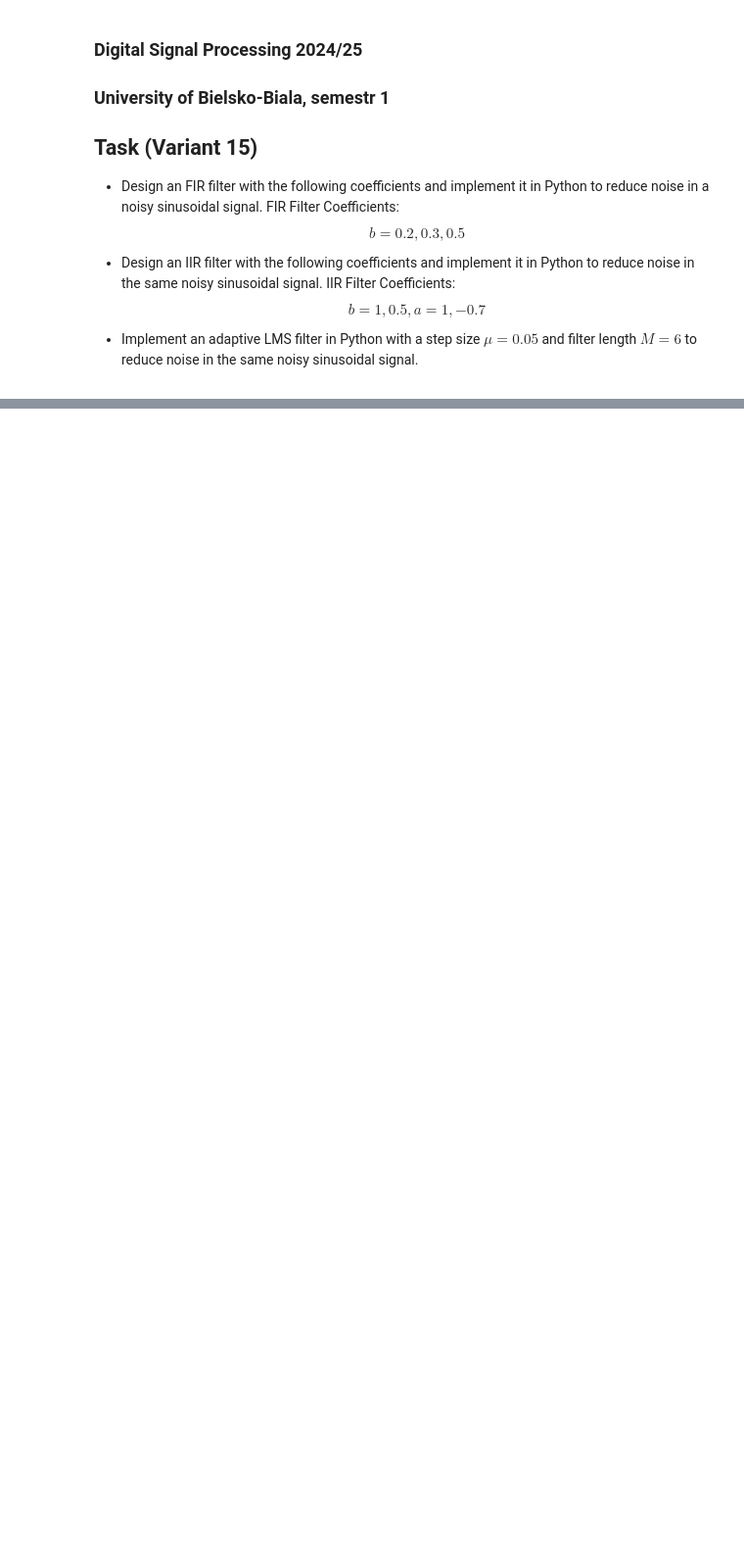
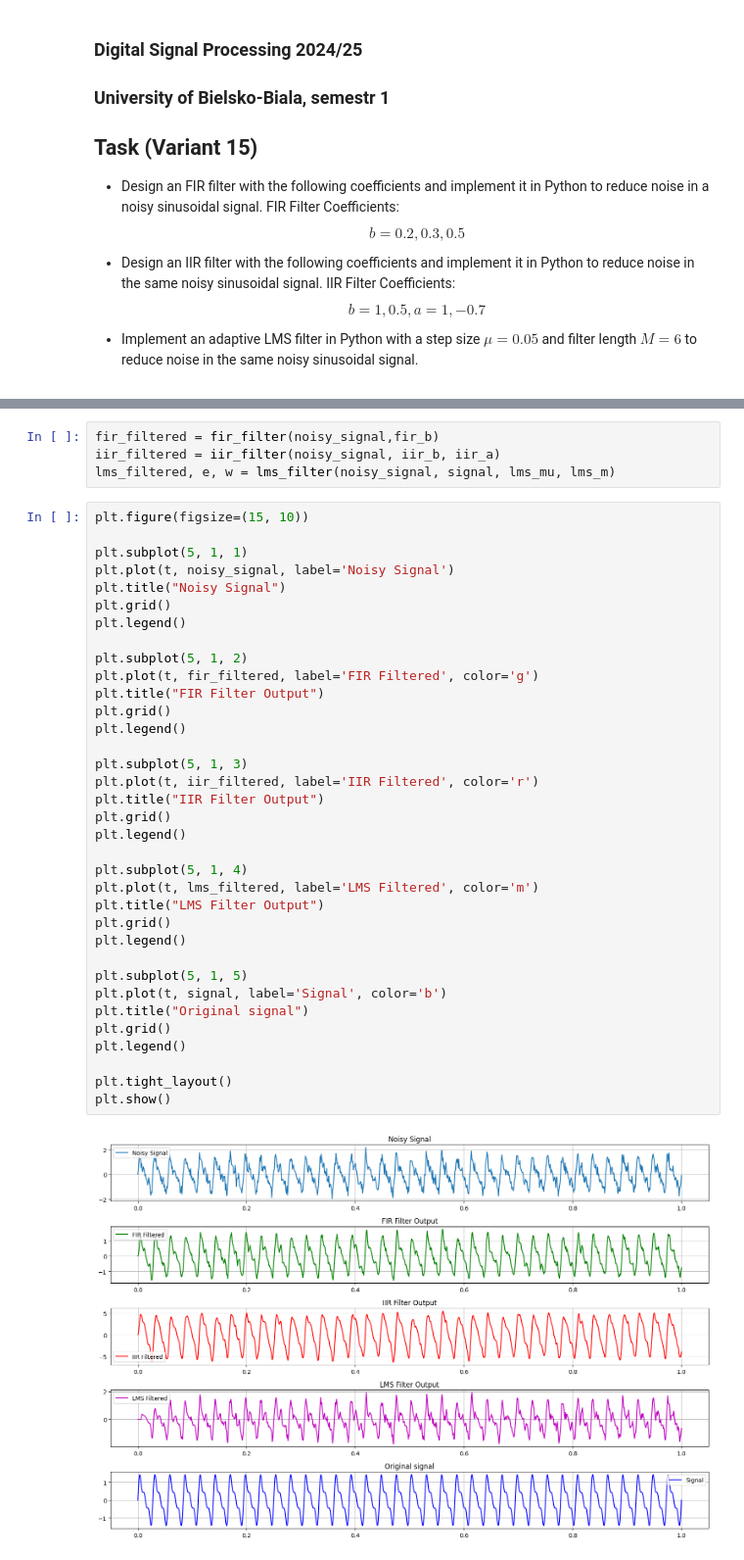
Before and after one commit to TobiaszWojnar/DSP, a Jupyter notebook: lab3/DSP_lab_3.ipynb, the cells around one changed output, grey strips where cells are left out. Shown at 98% size. Saved outputs shown, nothing was run; the diff lists cells and outputs as text; blank space fills up the shorter version.

```diff
--- a/lab3/DSP_lab_3.ipynb
+++ b/lab3/DSP_lab_3.ipynb
@@ -119,3 +126,44 @@ def lms_filter(x, d, mu, num_taps):
         w += mu * e[i] * x_segment
 
     return y, e, w
+# %%
+fir_filtered = fir_filter(noisy_signal,fir_b)
+iir_filtered = iir_filter(noisy_signal, iir_b, iir_a)
+lms_filtered, e, w = lms_filter(noisy_signal, signal, lms_mu, lms_m)
+# %%
+plt.figure(figsize=(15, 10))
+
+plt.subplot(5, 1, 1)
+plt.plot(t, noisy_signal, label='Noisy Signal')
+plt.title("Noisy Signal")
+plt.grid()
+plt.legend()
+
+plt.subplot(5, 1, 2)
+plt.plot(t, fir_filtered, label='FIR Filtered', color='g')
+plt.title("FIR Filter Output")
+plt.grid()
+plt.legend()
+
+plt.subplot(5, 1, 3)
+plt.plot(t, iir_filtered, label='IIR Filtered', color='r')
+plt.title("IIR Filter Output")
+plt.grid()
+plt.legend()
+
+plt.subplot(5, 1, 4)
+plt.plot(t, lms_filtered, label='LMS Filtered', color='m')
+plt.title("LMS Filter Output")
+plt.grid()
+plt.legend()
+
+plt.subplot(5, 1, 5)
+plt.plot(t, signal, label='Signal', color='b')
+plt.title("Original signal")
+plt.grid()
+plt.legend()
+
+plt.tight_layout()
+plt.show()
+# %% [output]
+[figure, added]
```
Also changed, not shown: parts of 6 cells of this notebook, 6 other files.
